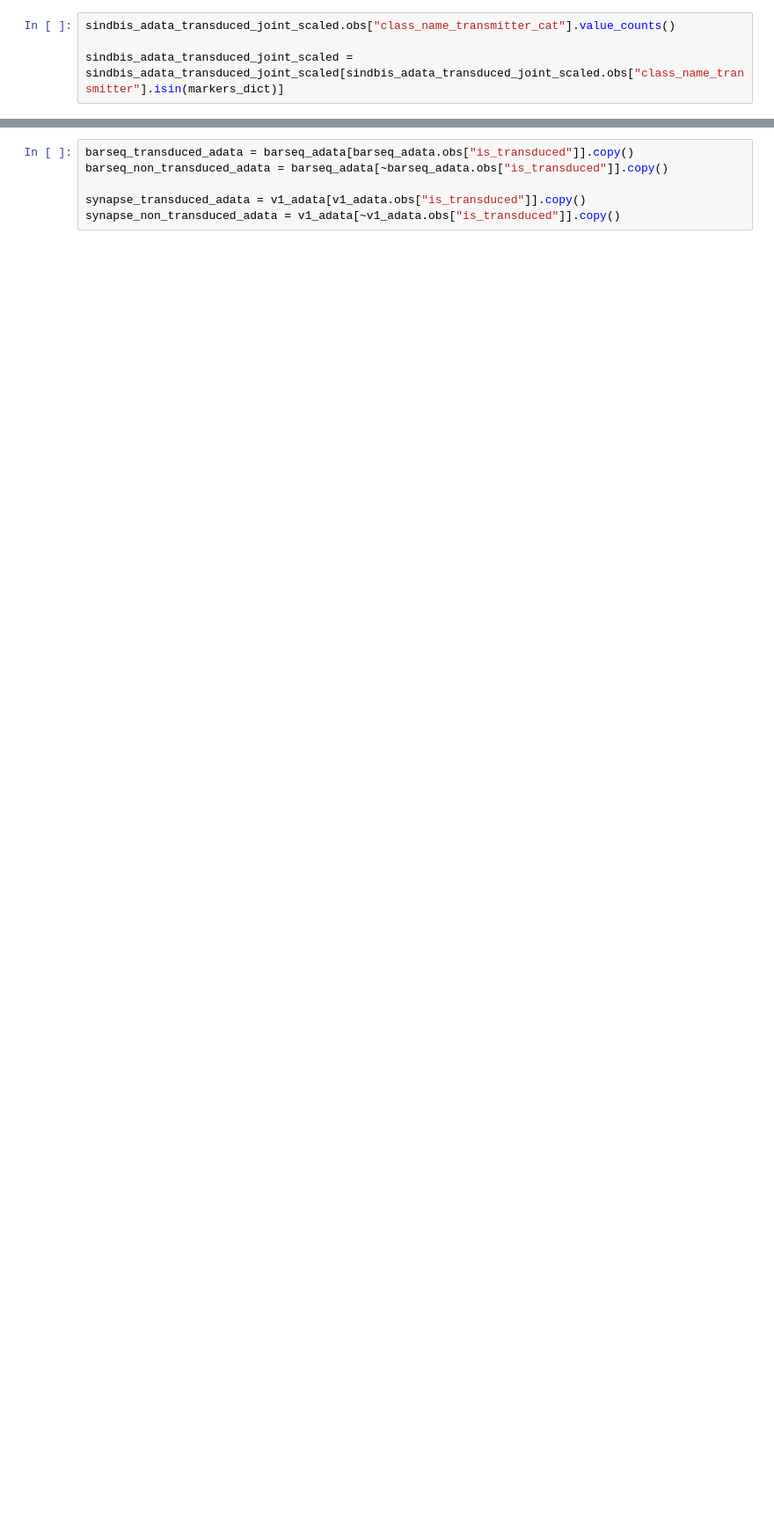
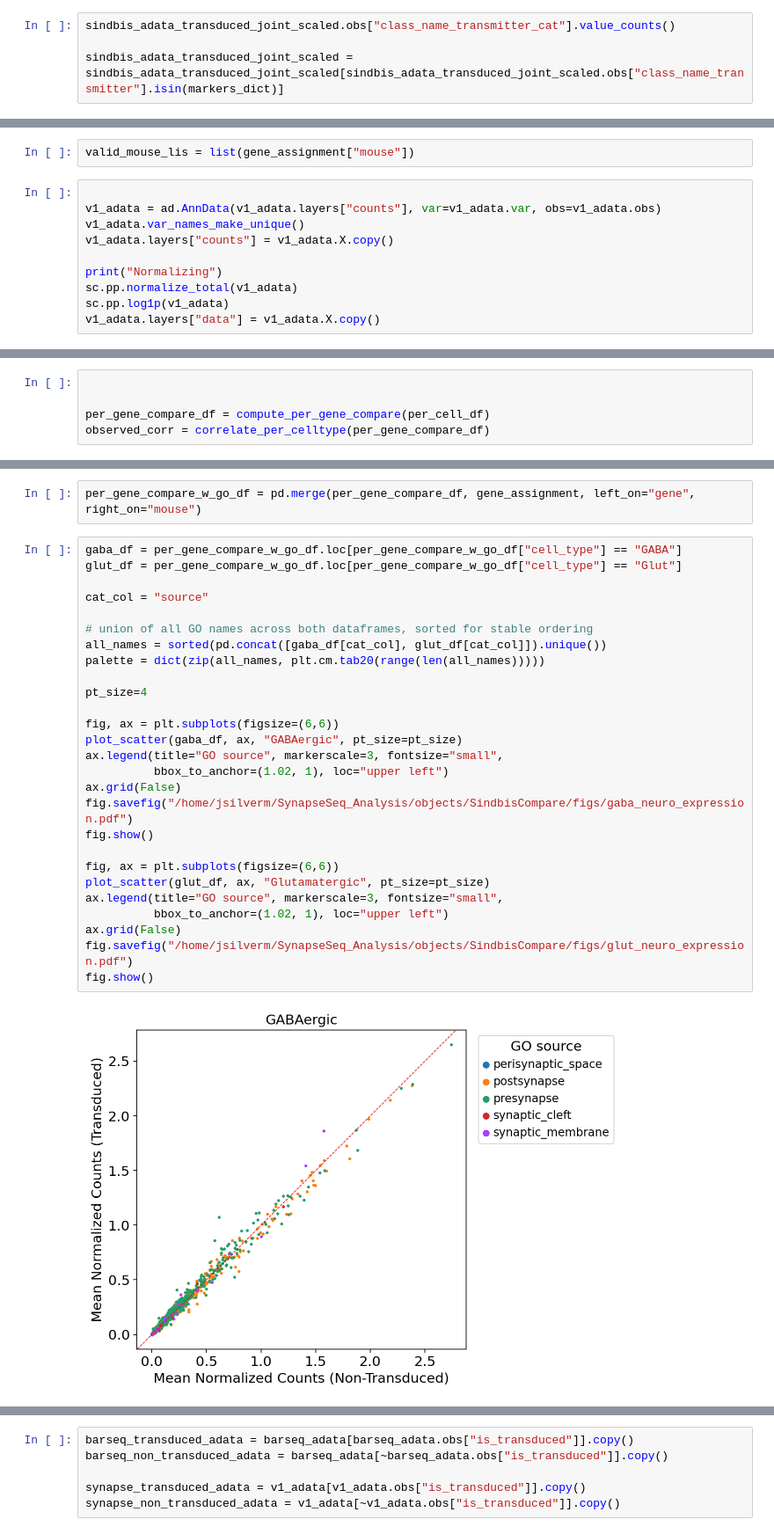
Before and after one commit to MacoskoLab/SynapseSeq_Analysis, a Jupyter notebook: code/AAV_SindbisCompare.ipynb, the cells around one changed output, grey strips where cells are left out. Shown at 88% size. Drawn from its saved outputs; the diff is of its cells as text; blank space fills up the shorter version.

Commit message:
Update AAV perturbation analysis

```diff
--- a/code/AAV_SindbisCompare.ipynb
+++ b/code/AAV_SindbisCompare.ipynb
@@ -441,0 +570,12 @@ X already scaled
+# %%
+valid_mouse_lis = list(gene_assignment["mouse"])
+# %%
+
+v1_adata = ad.AnnData(v1_adata.layers["counts"], var=v1_adata.var, obs=v1_adata.obs)
+v1_adata.var_names_make_unique()
+v1_adata.layers["counts"] = v1_adata.X.copy()
+
+print("Normalizing")
+sc.pp.normalize_total(v1_adata)
+sc.pp.log1p(v1_adata)
+v1_adata.layers["data"] = v1_adata.X.copy()
@@ -441,0 +598,5 @@ X already scaled
+# %%
+
+
+per_gene_compare_df = compute_per_gene_compare(per_cell_df)
+observed_corr = correlate_per_celltype(per_gene_compare_df)
@@ -441,0 +618,31 @@ X already scaled
+# %%
+per_gene_compare_w_go_df = pd.merge(per_gene_compare_df, gene_assignment, left_on="gene", right_on="mouse")
+# %%
+gaba_df = per_gene_compare_w_go_df.loc[per_gene_compare_w_go_df["cell_type"] == "GABA"]
+glut_df = per_gene_compare_w_go_df.loc[per_gene_compare_w_go_df["cell_type"] == "Glut"]
+
+cat_col = "source"
+
+# union of all GO names across both dataframes, sorted for stable ordering
+all_names = sorted(pd.concat([gaba_df[cat_col], glut_df[cat_col]]).unique())
+palette = dict(zip(all_names, plt.cm.tab20(range(len(all_names)))))
+
+pt_size=4
+
+fig, ax = plt.subplots(figsize=(6,6))
+plot_scatter(gaba_df, ax, "GABAergic", pt_size=pt_size)
+ax.legend(title="GO source", markerscale=3, fontsize="small",
+          bbox_to_anchor=(1.02, 1), loc="upper left")
+ax.grid(False)
+fig.savefig("/home/jsilverm/SynapseSeq_Analysis/objects/SindbisCompare/figs/gaba_neuro_expression.pdf")
+fig.show()
+
+fig, ax = plt.subplots(figsize=(6,6))
+plot_scatter(glut_df, ax, "Glutamatergic", pt_size=pt_size)
+ax.legend(title="GO source", markerscale=3, fontsize="small",
+          bbox_to_anchor=(1.02, 1), loc="upper left")
+ax.grid(False)
+fig.savefig("/home/jsilverm/SynapseSeq_Analysis/objects/SindbisCompare/figs/glut_neuro_expression.pdf")
+fig.show()
+# %% [output]
+[figure, added]
```
Also changed, not shown: parts of 43 cells of this notebook.
